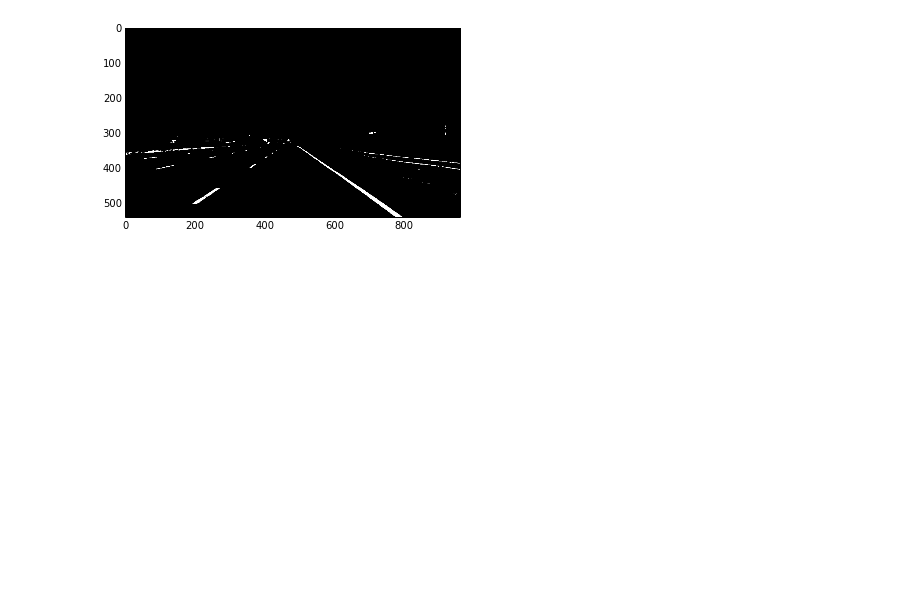
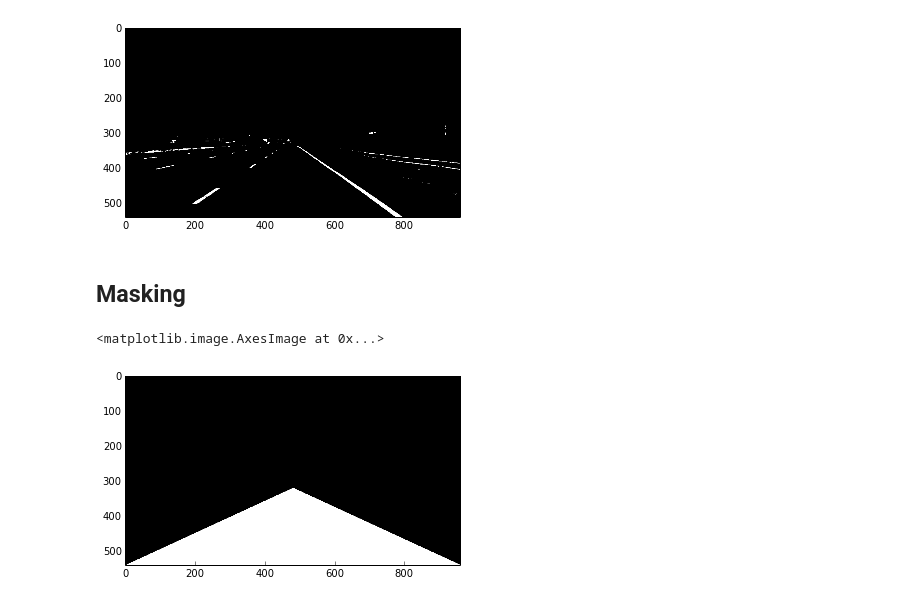
Before and after one commit to lochappy/Self-Driving-Car-ND, a Jupyter notebook: term_01/less02_finding_land_lines/01_region_masking.ipynb, the cells around one changed output. Cells and saved outputs as stored; diff of their text form; code cells hidden in the pictures; blank space fills up the shorter version.

Commit message:
Done term1/less02/region_masking

```diff
--- a/term_01/less02_finding_land_lines/01_region_masking.ipynb
+++ b/term_01/less02_finding_land_lines/01_region_masking.ipynb
@@ -37,3 +37,31 @@ plt.imshow(selectedImage,cmap='gray')
 # %% [output]
 <matplotlib.image.AxesImage at 0x...>
 [figure]
+# %% [markdown]
+## Masking
+# %%
+#get the image size
+imgH, imgW, _ = img.shape
+# %%
+#define the triangle which determine the region being masked
+apexes = [(imgW/2,imgH/2 + 50),
+          (0,imgH),
+          (imgW,imgH)]
+# %%
+#fit the lines (y = Ax+B) to determine the 3 sides of the triangle
+left_line = np.polyfit((apexes[0][0],apexes[1][0]),(apexes[0][1],apexes[1][1]),1)
+right_line = np.polyfit((apexes[0][0],apexes[2][0]),(apexes[0][1],apexes[2][1]),1)
+bottom_line = np.polyfit((apexes[1][0],apexes[2][0]),(apexes[1][1],apexes[2][1]),1)
+# %%
+#generate the mask region
+XX,YY = np.meshgrid(np.arange(0,imgW),np.arange(0,imgH))
+
+mask =  (YY > (XX*left_line[0] + left_line[1]))  & \
+        (YY > (XX*right_line[0] + right_line[1])) & \
+        (YY < (XX*bottom_line[0] + bottom_line[1]))
+
+#show the image
+plt.imshow(mask,cmap='gray')
+# %% [output]
+<matplotlib.image.AxesImage at 0x...>
+[figure, added]
```
Also changed, not shown: parts of 4 cells of this notebook.
